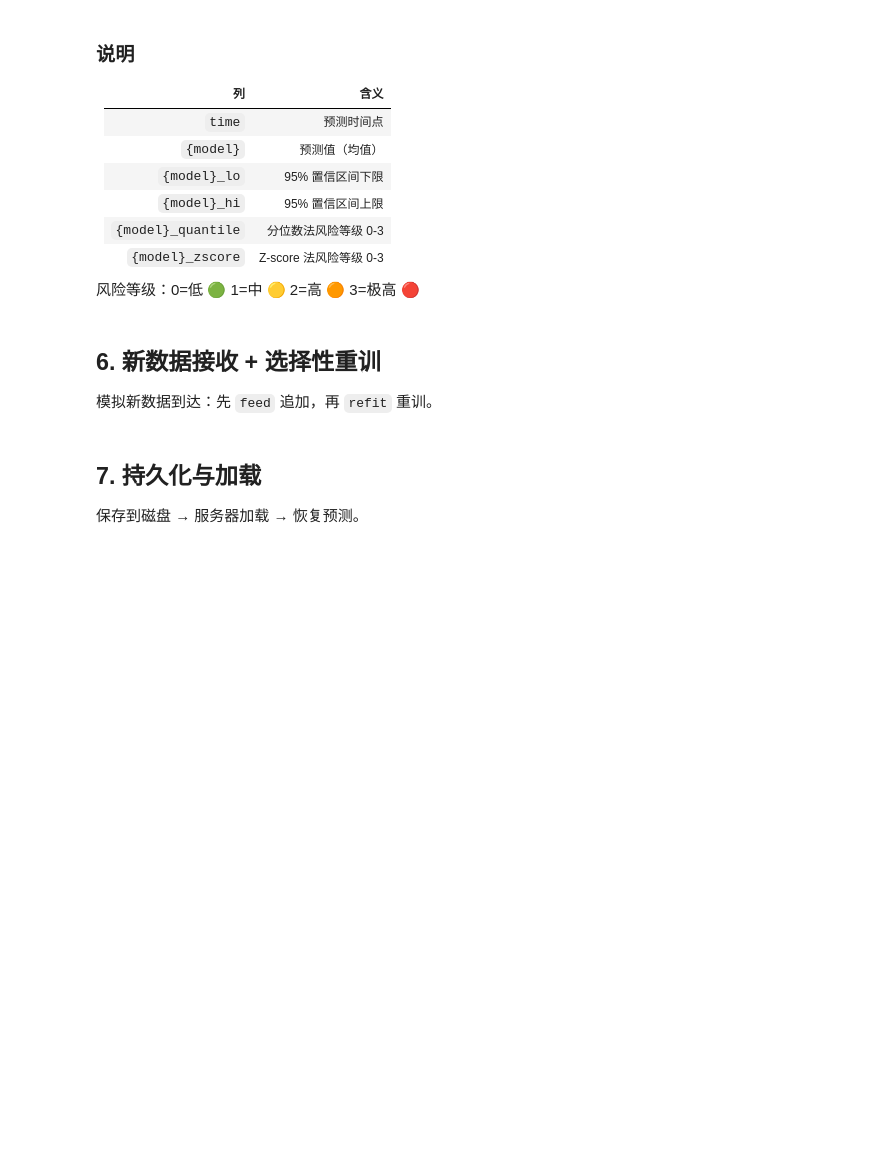
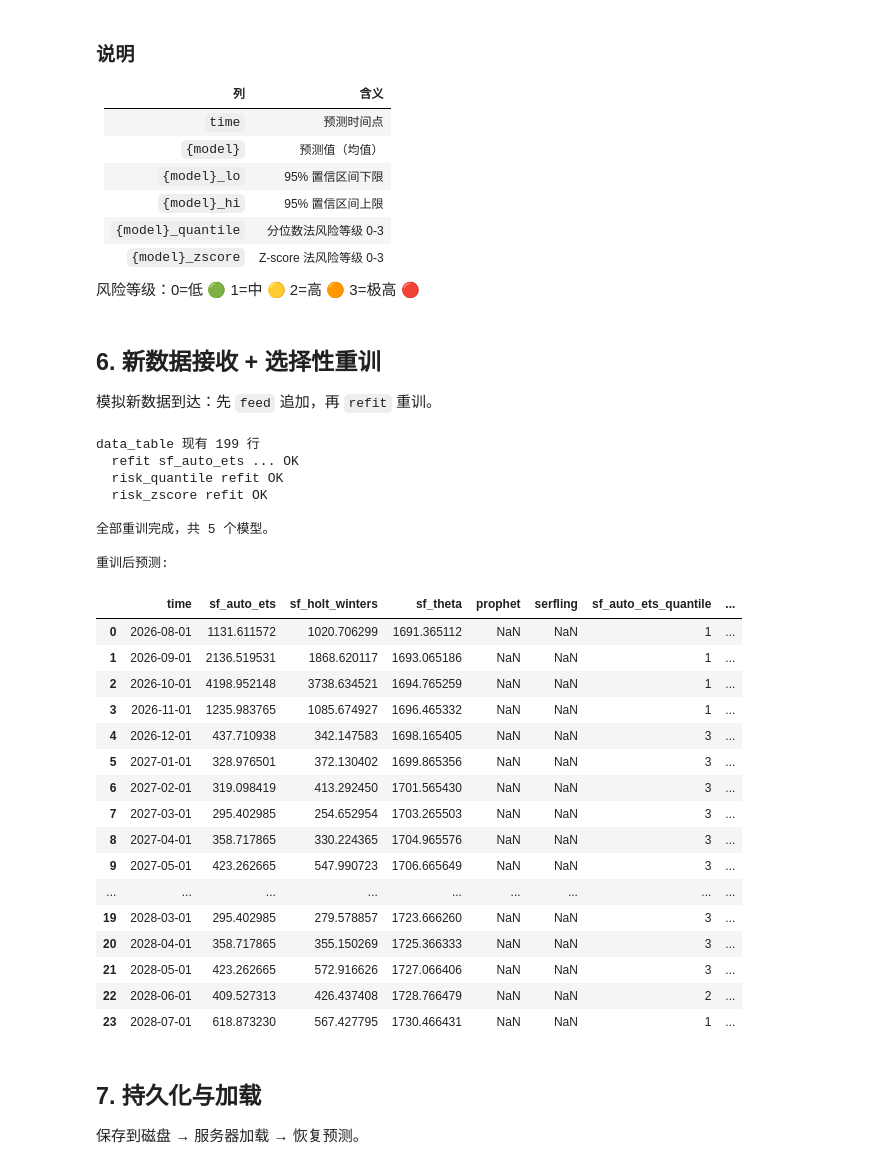
Before and after one commit to 1511878618/EpiAI, a Jupyter notebook: tutorial/tutorial_workflow.ipynb, the cells around one changed output. Cells and saved outputs as stored; diff of their text form; code cells hidden in the pictures; blank space fills up the shorter version.

```diff
--- a/tutorial/tutorial_workflow.ipynb
+++ b/tutorial/tutorial_workflow.ipynb
@@ -107,19 +149,45 @@ display(report)
 # %%
 # 模拟新数据
 np.random.seed(42)
 new_data = pd.DataFrame({
     "time": pd.date_range("2026-05-01", periods=3, freq="MS"),
     "cases": np.random.randn(3) * 300 + 500,
 })
 
 runtime.feed(new_data)
 print(f"data_table 现有 {len(runtime.data_table)} 行")
 
 # 选择性重训（只重训 AutoETS，Holt-Winters 保持不变）
 runtime.refit(model_names=["sf_auto_ets"], verbose=True)
 
 print("\n重训后预测:")
-display(runtime.predict(horizon=6))
+display(runtime.predict(horizon=24))
+# %% [output]
+data_table 现有 199 行
+  refit sf_auto_ets ... OK
+  risk_quantile refit OK
+  risk_zscore refit OK
+
+全部重训完成，共 5 个模型。
+
+重训后预测:
+|  | time | sf_auto_ets | sf_holt_winters | sf_theta | prophet | serfling | sf_auto_ets_quantile | ... |
+| 0 | 2026-08-01 | 1131.611572 | 1020.706299 | 1691.365112 | NaN | NaN | 1 | ... |
+| 1 | 2026-09-01 | 2136.519531 | 1868.620117 | 1693.065186 | NaN | NaN | 1 | ... |
+| 2 | 2026-10-01 | 4198.952148 | 3738.634521 | 1694.765259 | NaN | NaN | 1 | ... |
+| 3 | 2026-11-01 | 1235.983765 | 1085.674927 | 1696.465332 | NaN | NaN | 1 | ... |
+| 4 | 2026-12-01 | 437.710938 | 342.147583 | 1698.165405 | NaN | NaN | 3 | ... |
+| 5 | 2027-01-01 | 328.976501 | 372.130402 | 1699.865356 | NaN | NaN | 3 | ... |
+| 6 | 2027-02-01 | 319.098419 | 413.292450 | 1701.565430 | NaN | NaN | 3 | ... |
+| 7 | 2027-03-01 | 295.402985 | 254.652954 | 1703.265503 | NaN | NaN | 3 | ... |
+| 8 | 2027-04-01 | 358.717865 | 330.224365 | 1704.965576 | NaN | NaN | 3 | ... |
+| 9 | 2027-05-01 | 423.262665 | 547.990723 | 1706.665649 | NaN | NaN | 3 | ... |
+| ... | ... | ... | ... | ... | ... | ... | ... | ... |
+| 19 | 2028-03-01 | 295.402985 | 279.578857 | 1723.666260 | NaN | NaN | 3 | ... |
+| 20 | 2028-04-01 | 358.717865 | 355.150269 | 1725.366333 | NaN | NaN | 3 | ... |
+| 21 | 2028-05-01 | 423.262665 | 572.916626 | 1727.066406 | NaN | NaN | 3 | ... |
+| 22 | 2028-06-01 | 409.527313 | 426.437408 | 1728.766479 | NaN | NaN | 2 | ... |
+| 23 | 2028-07-01 | 618.873230 | 567.427795 | 1730.466431 | NaN | NaN | 1 | ... |
 # %% [markdown]
 ## 7. 持久化与加载
 
```
Also changed, not shown: parts of 5 cells of this notebook, 7 other files.
